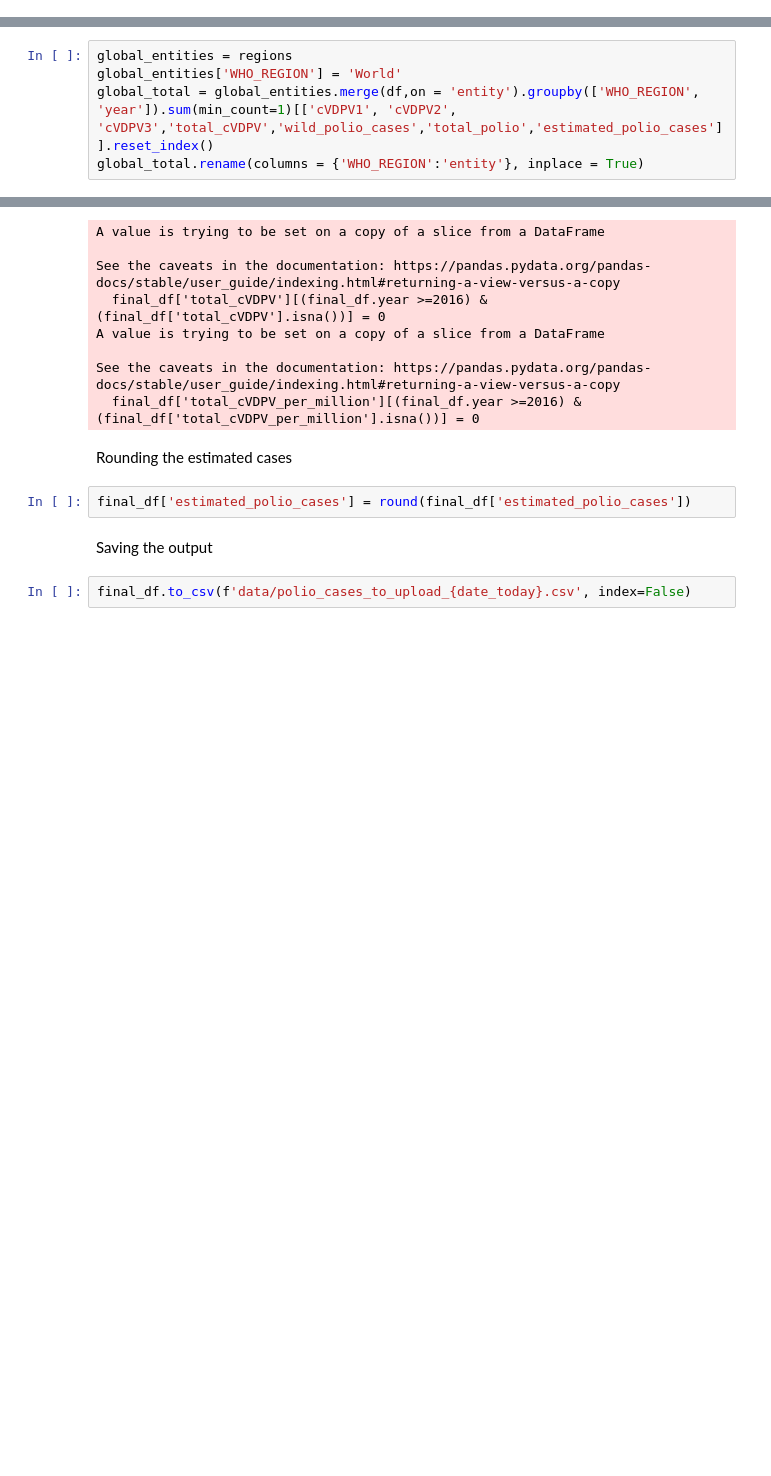
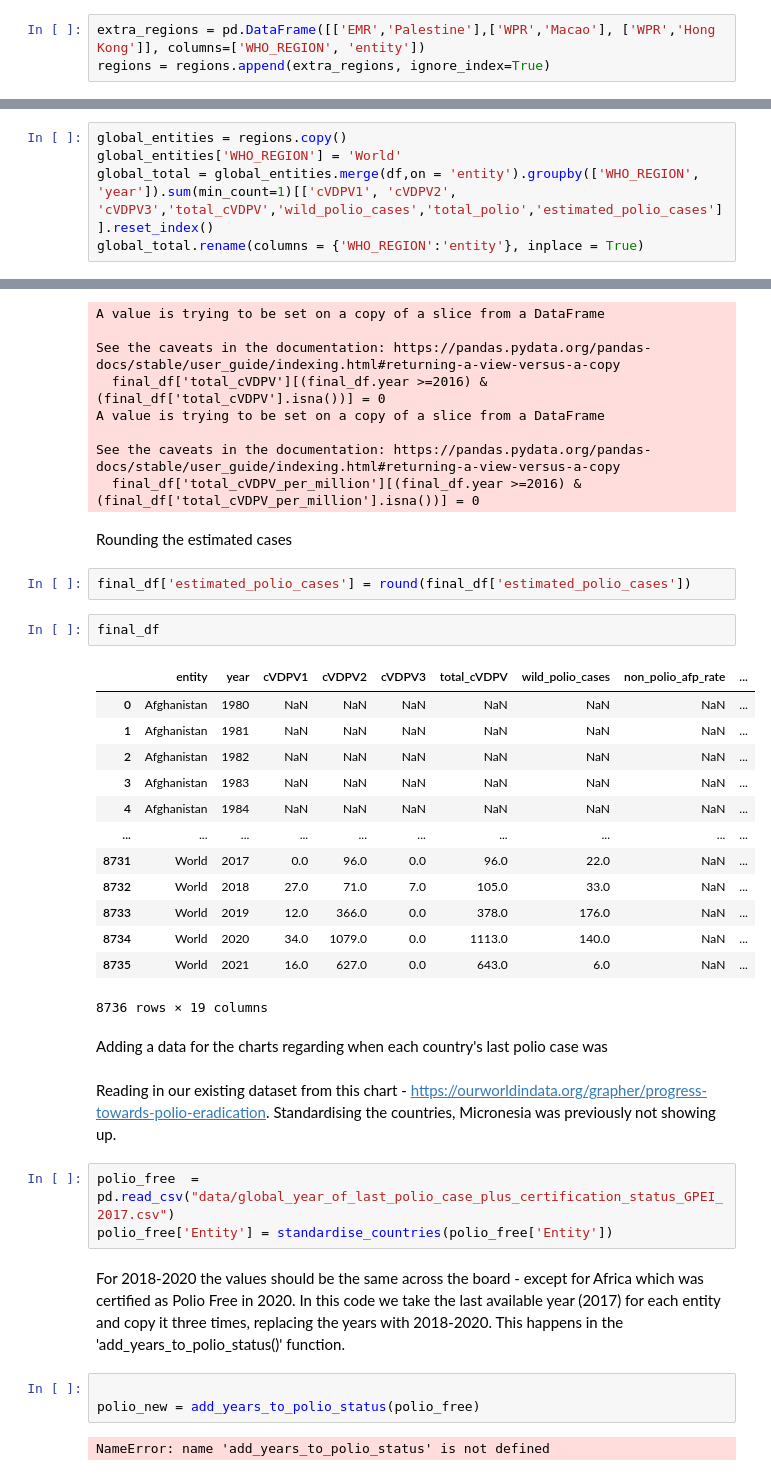
Before and after one commit to owid/notebooks, a Jupyter notebook: FionaSpooner/polio_cases/combine_polio_data.ipynb, the cells around one changed output, grey strips where cells are left out. Cells and saved outputs as stored; diff of their text form; blank space fills up the shorter version.

Commit message:
refactor(polio_cases): adding code for charts looking at polio status, last polio cases and adding comments

```diff
--- a/FionaSpooner/polio_cases/combine_polio_data.ipynb
+++ b/FionaSpooner/polio_cases/combine_polio_data.ipynb
@@ -87,6 +87,9 @@ who_melt_all
 | 7758 | Zambia | 1980 | 276.0 |
 | 7759 | Zimbabwe | 1980 | 32.0 |
 7760 rows × 3 columns
+# %%
+extra_regions = pd.DataFrame([['EMR','Palestine'],['WPR','Macao'], ['WPR','Hong Kong']], columns=['WHO_REGION', 'entity'])
+regions = regions.append(extra_regions, ignore_index=True)
 # %% [markdown]
 Filtering out data from after 2000.
 # %%
@@ -328,7 +320,7 @@ regional_total.rename(columns = {'WHO_REGION':'entity'}, inplace = True)
 # %% [markdown]
 Adding a global total
 # %%
-global_entities = regions
+global_entities = regions.copy()
 global_entities['WHO_REGION'] = 'World'
 global_total = global_entities.merge(df,on = 'entity').groupby(['WHO_REGION', 'year']).sum(min_count=1)[['cVDPV1', 'cVDPV2', 'cVDPV3','total_cVDPV','wild_polio_cases','total_polio','estimated_polio_cases']].reset_index()
 global_total.rename(columns = {'WHO_REGION':'entity'}, inplace = True)
@@ -397,7 +369,33 @@ See the caveats in the documentation: https://pandas.pydata.org/pandas-docs/stab
 Rounding the estimated cases
 # %%
 final_df['estimated_polio_cases'] = round(final_df['estimated_polio_cases'])
-# %% [markdown]
-Saving the output
-# %%
-final_df.to_csv(f'data/polio_cases_to_upload_{date_today}.csv', index=False)
+# %%
+final_df
+# %% [output]
+|  | entity | year | cVDPV1 | cVDPV2 | cVDPV3 | total_cVDPV | wild_polio_cases | non_polio_afp_rate | ... |
+| 0 | Afghanistan | 1980 | NaN | NaN | NaN | NaN | NaN | NaN | ... |
+| 1 | Afghanistan | 1981 | NaN | NaN | NaN | NaN | NaN | NaN | ... |
+| 2 | Afghanistan | 1982 | NaN | NaN | NaN | NaN | NaN | NaN | ... |
+| 3 | Afghanistan | 1983 | NaN | NaN | NaN | NaN | NaN | NaN | ... |
+| 4 | Afghanistan | 1984 | NaN | NaN | NaN | NaN | NaN | NaN | ... |
+| ... | ... | ... | ... | ... | ... | ... | ... | ... | ... |
+| 8731 | World | 2017 | 0.0 | 96.0 | 0.0 | 96.0 | 22.0 | NaN | ... |
+| 8732 | World | 2018 | 27.0 | 71.0 | 7.0 | 105.0 | 33.0 | NaN | ... |
+| 8733 | World | 2019 | 12.0 | 366.0 | 0.0 | 378.0 | 176.0 | NaN | ... |
+| 8734 | World | 2020 | 34.0 | 1079.0 | 0.0 | 1113.0 | 140.0 | NaN | ... |
+| 8735 | World | 2021 | 16.0 | 627.0 | 0.0 | 643.0 | 6.0 | NaN | ... |
+8736 rows × 19 columns
+# %% [markdown]
+Adding a data for the charts regarding when each country's last polio case was
+# %% [markdown]
+Reading in our existing dataset from this chart - https://ourworldindata.org/grapher/progress-towards-polio-eradication. Standardising the countries, Micronesia was previously not showing up.
+# %%
+polio_free  = pd.read_csv("data/global_year_of_last_polio_case_plus_certification_status_GPEI_2017.csv")
+polio_free['Entity'] = standardise_countries(polio_free['Entity'])
+# %% [markdown]
+For 2018-2020 the values should be the same across the board - except for Africa which was certified as Polio Free in 2020. In this code we take the last available year (2017) for each entity and copy it three times, replacing the years with 2018-2020. This happens in the 'add_years_to_polio_status()' function.
+# %%
+
+polio_new = add_years_to_polio_status(polio_free)
+# %% [output]
+NameError: name 'add_years_to_polio_status' is not defined
```
Also changed, not shown: parts of 17 cells of this notebook, 9 other files.
